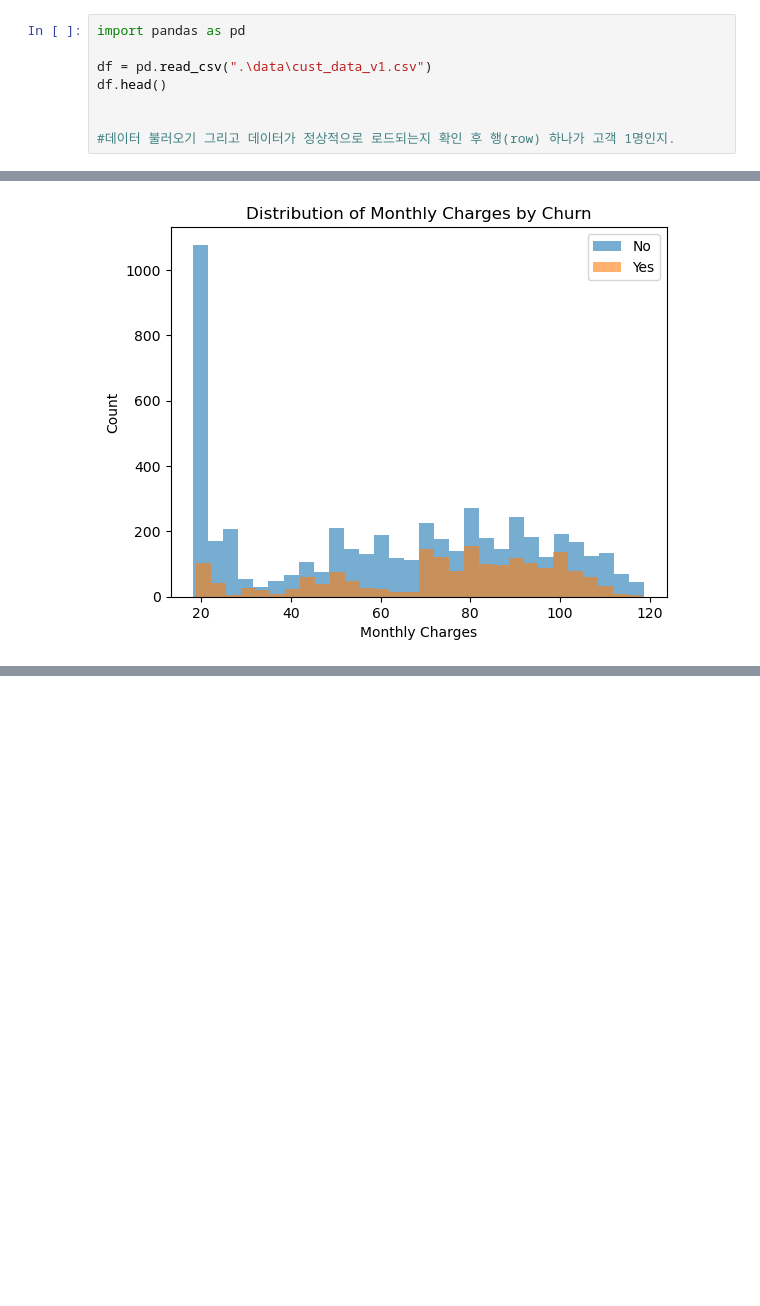
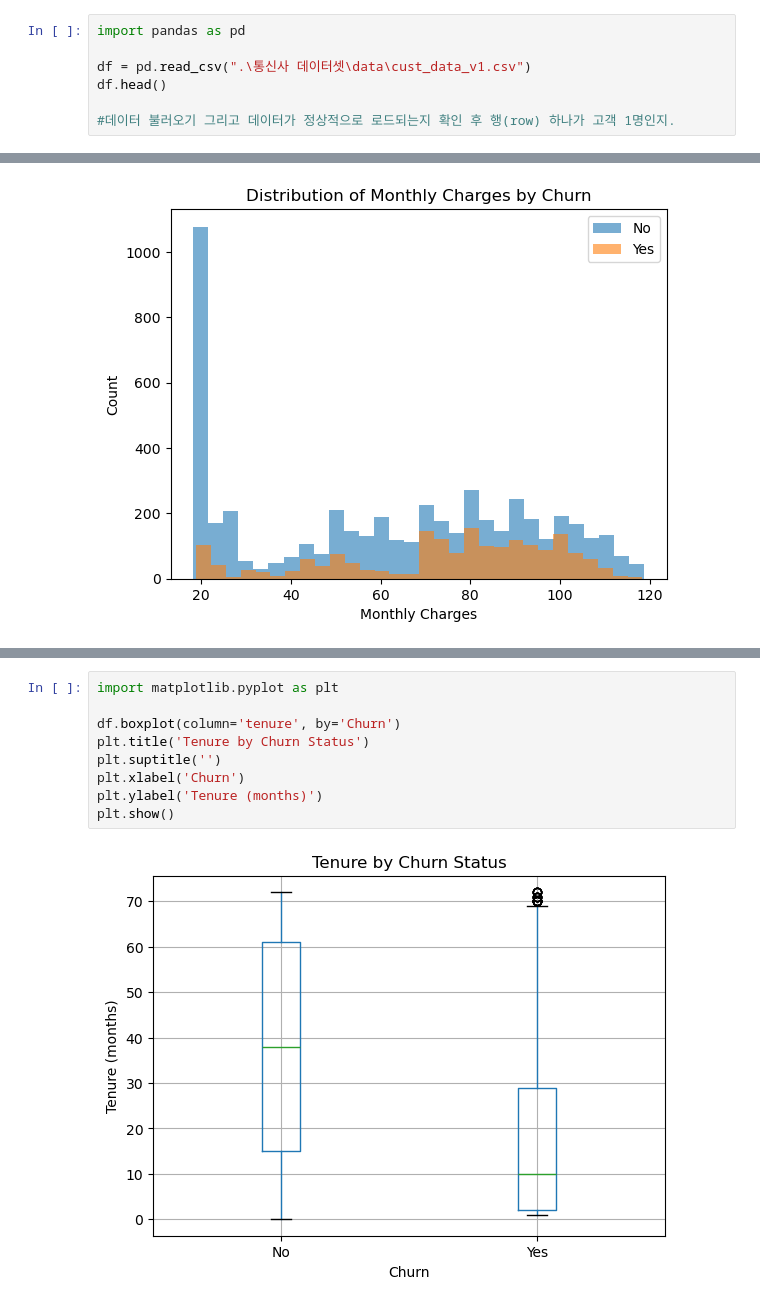
Before and after one commit to imyoonaheo/hipython, a Jupyter notebook: 45.데이터분석보고서.ipynb, the cells around one changed output, grey strips where cells are left out. Cells and saved outputs as stored; diff of their text form; blank space fills up the shorter version.

```diff
--- a/45.데이터분석보고서.ipynb
+++ b/45.데이터분석보고서.ipynb
@@ -15,10 +15,9 @@
 # %%
 import pandas as pd
 
-df = pd.read_csv(".\data\cust_data_v1.csv")
+df = pd.read_csv(".\통신사 데이터셋\data\cust_data_v1.csv")
 df.head()
 
-
 #데이터 불러오기 그리고 데이터가 정상적으로 로드되는지 확인 후 행(row) 하나가 고객 1명인지.
 # %% [output]
 |  | customerID | gender | SeniorCitizen | Partner | Dependents | tenure | PhoneService | MultipleLines | ... |
@@ -373,0 +382,11 @@ plt.show()
+# %%
+import matplotlib.pyplot as plt
+
+df.boxplot(column='tenure', by='Churn')
+plt.title('Tenure by Churn Status')
+plt.suptitle('')
+plt.xlabel('Churn')
+plt.ylabel('Tenure (months)')
+plt.show()
+# %% [output]
+[figure, added]
```
Also changed, not shown: parts of 14 cells of this notebook, 1 other file.
